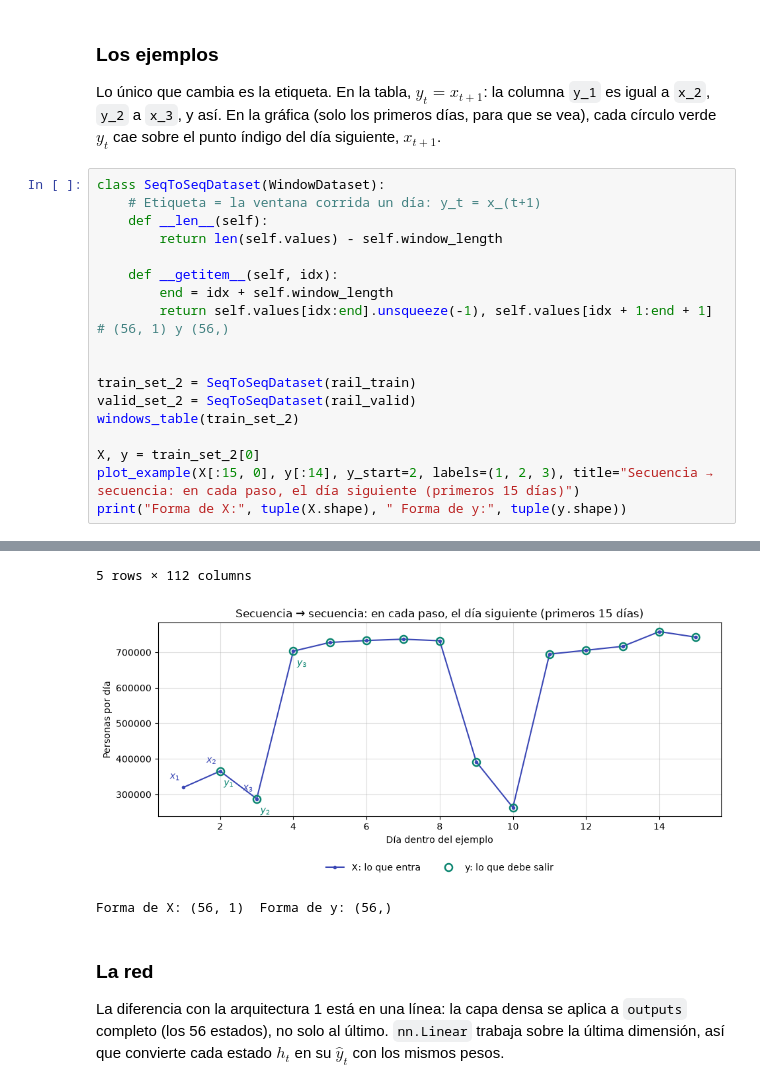
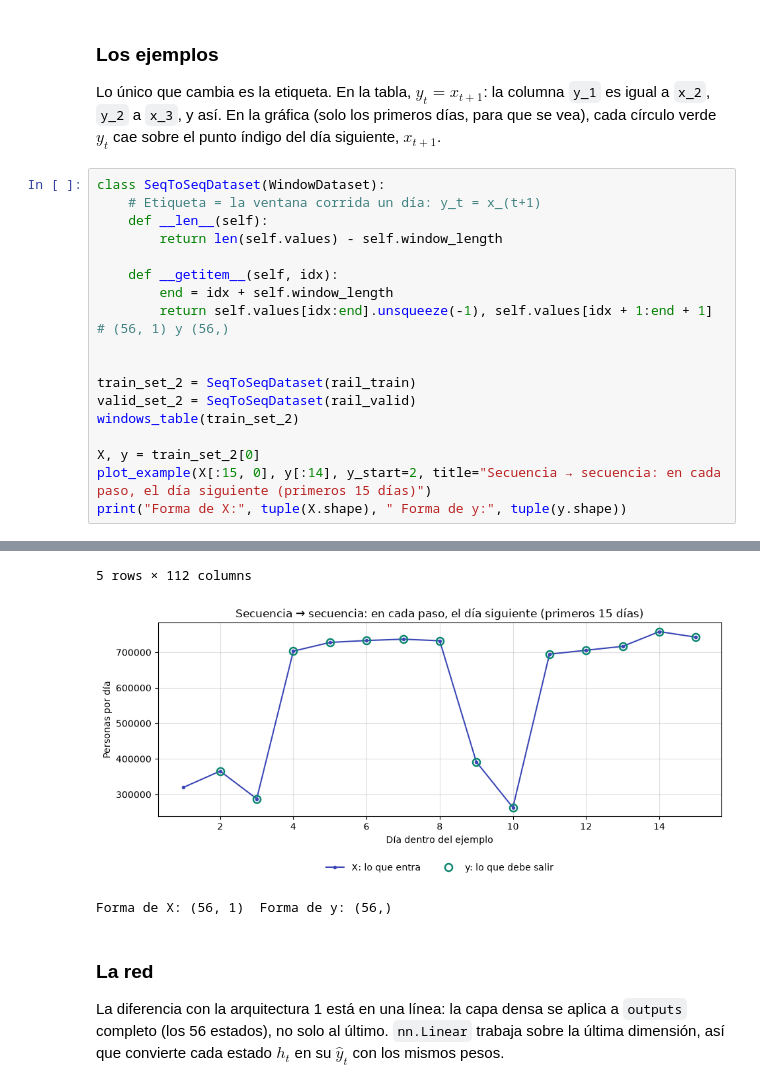
Before and after one commit to omarcastano/deeplearning-javeriana-site, a Jupyter notebook: modulo_2/unidad_2/3_experiencia/nueva/4_Script2_M2_U2_arquitecturas_pytorch.ipynb, the cells around one changed output, grey strips where cells are left out. Drawn from its saved outputs; the diff is of its cells as text.

```diff
--- a/modulo_2/unidad_2/3_experiencia/nueva/4_Script2_M2_U2_arquitecturas_pytorch.ipynb
+++ b/modulo_2/unidad_2/3_experiencia/nueva/4_Script2_M2_U2_arquitecturas_pytorch.ipynb
@@ -342,30 +282,30 @@ Lo único que cambia es la etiqueta. En la tabla, $y_t = x_{t+1}$: la columna `y
 # %%
 class SeqToSeqDataset(WindowDataset):
     # Etiqueta = la ventana corrida un día: y_t = x_(t+1)
     def __len__(self):
         return len(self.values) - self.window_length
 
     def __getitem__(self, idx):
         end = idx + self.window_length
         return self.values[idx:end].unsqueeze(-1), self.values[idx + 1:end + 1]   # (56, 1) y (56,)
 
 
 train_set_2 = SeqToSeqDataset(rail_train)
 valid_set_2 = SeqToSeqDataset(rail_valid)
 windows_table(train_set_2)
 
 X, y = train_set_2[0]
-plot_example(X[:15, 0], y[:14], y_start=2, labels=(1, 2, 3), title="Secuencia → secuencia: en cada paso, el día siguiente (primeros 15 días)")
+plot_example(X[:15, 0], y[:14], y_start=2, title="Secuencia → secuencia: en cada paso, el día siguiente (primeros 15 días)")
 print("Forma de X:", tuple(X.shape), " Forma de y:", tuple(y.shape))
 # %% [output]
 |  | x_1 | x_2 | x_3 | x_4 | x_5 | x_6 | ... | y_51 | y_52 | y_53 | y_54 | ... |
 | ejemplo 1 | 319835 | 365509 | 287661 | 703185 | 727716 | 733167 | ... | 311190 | 745072 | 765309 | 725712 | ... |
 | ejemplo 2 | 365509 | 287661 | 703185 | 727716 | 733167 | 736809 | ... | 745072 | 765309 | 725712 | 762858 | ... |
 | ejemplo 3 | 287661 | 703185 | 727716 | 733167 | 736809 | 732495 | ... | 765309 | 725712 | 762858 | 749991 | ... |
 | ejemplo 4 | 703185 | 727716 | 733167 | 736809 | 732495 | 391597 | ... | 725712 | 762858 | 749991 | 455421 | ... |
 | ejemplo 5 | 727716 | 733167 | 736809 | 732495 | 391597 | 263073 | ... | 762858 | 749991 | 455421 | 323758 | ... |
 5 rows × 112 columns
-[figure, old version]
+[figure, new version]
 Forma de X: (56, 1)  Forma de y: (56,)
 # %% [markdown]
 ### La red
```
Also changed, not shown: parts of 13 cells of this notebook, 4 other files.
